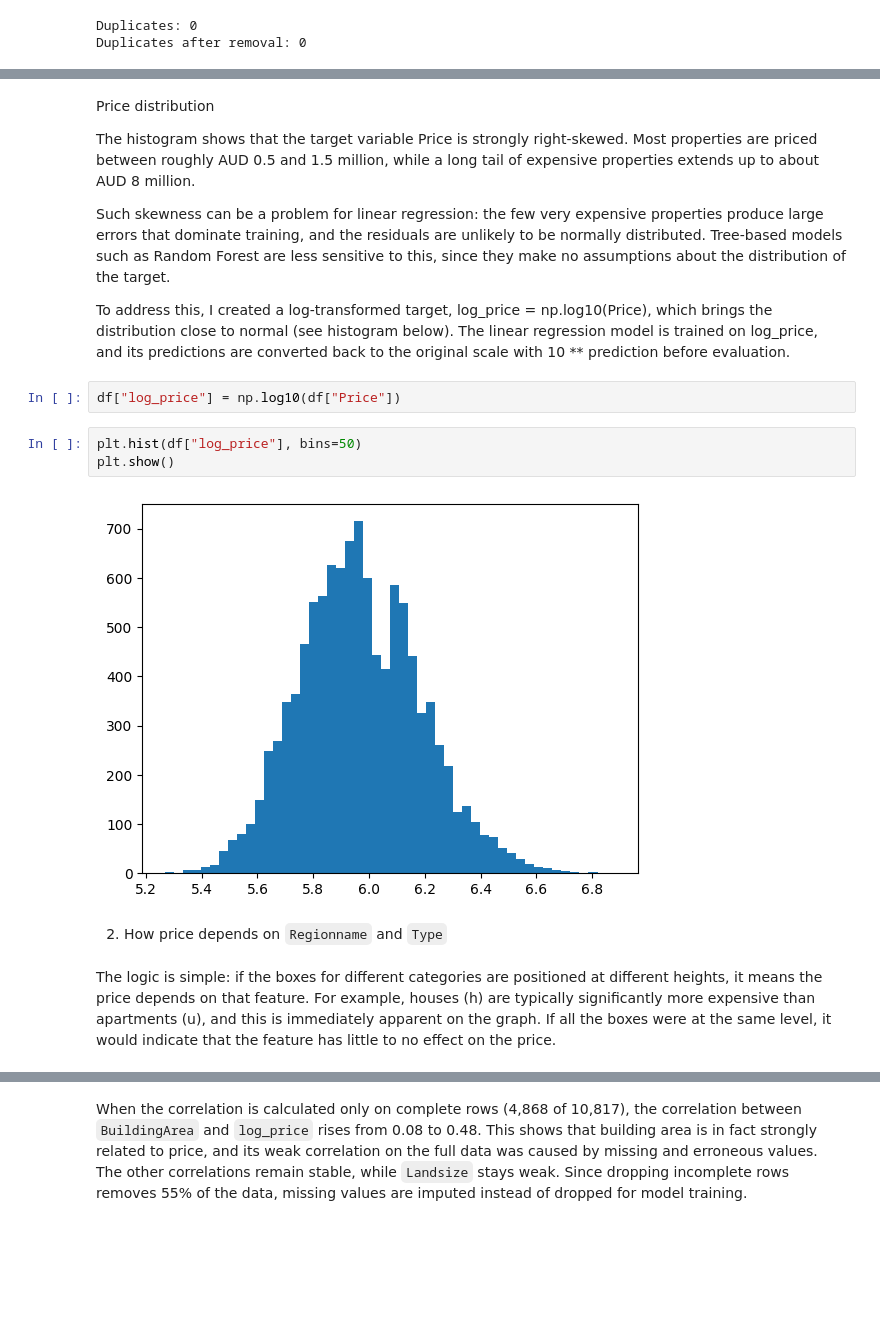
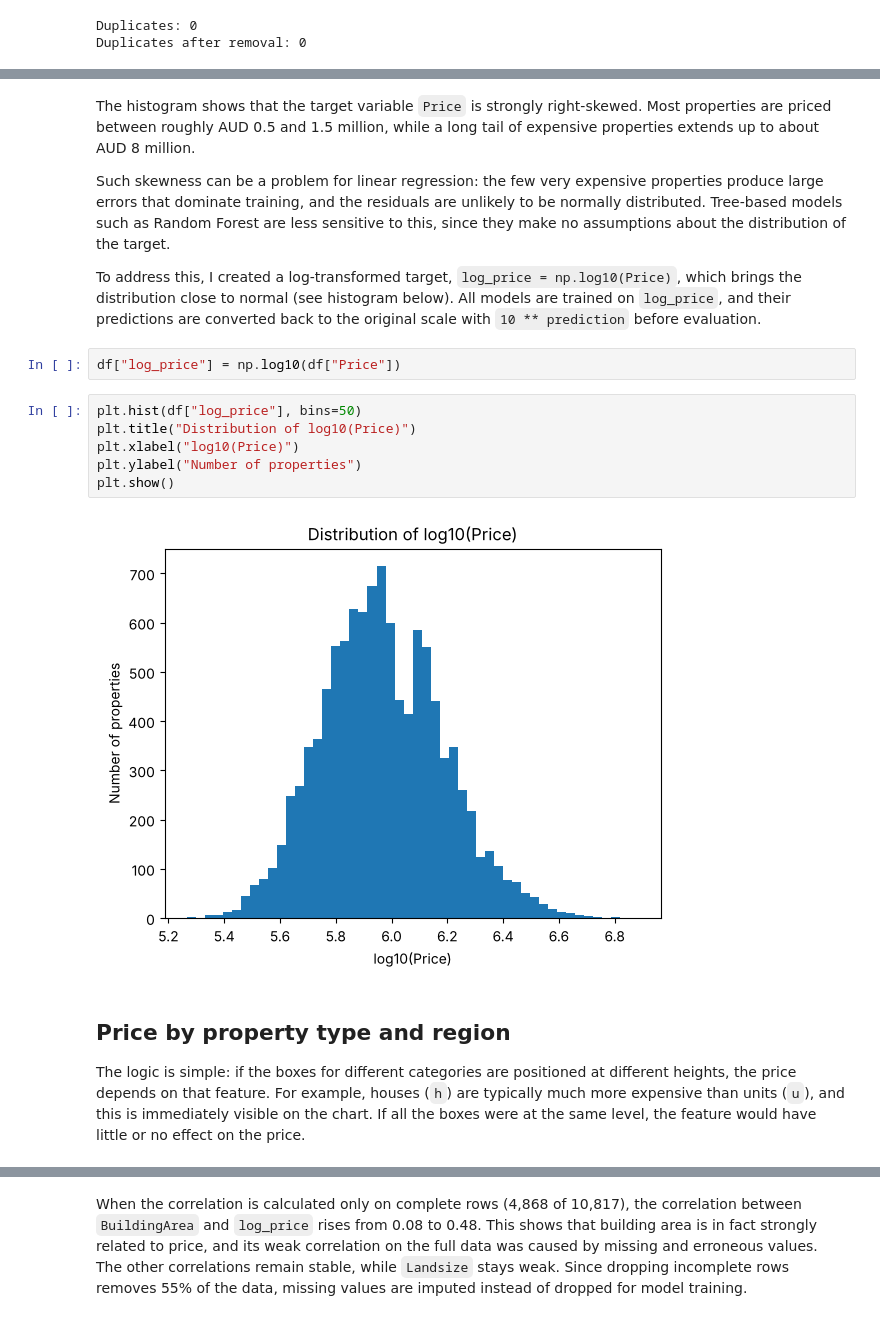
Before and after one commit to Alister44/melbourne-housing-price-prediction, a Jupyter notebook: notebooks/housing_price_prediction.ipynb, the cells around one changed output, grey strips where cells are left out. Cells and saved outputs as stored; diff of their text form; blank space fills up the shorter version.

```diff
--- a/notebooks/housing_price_prediction.ipynb
+++ b/notebooks/housing_price_prediction.ipynb
@@ -339,19 +352,19 @@ plt.show()
 # %% [markdown]
-Price distribution
-
-The histogram shows that the target variable Price is strongly right-skewed. Most properties are priced between roughly AUD 0.5 and 1.5 million, while a long tail of expensive properties extends up to about AUD 8 million.
+The histogram shows that the target variable `Price` is strongly right-skewed. Most properties are priced between roughly AUD 0.5 and 1.5 million, while a long tail of expensive properties extends up to about AUD 8 million.
 
 Such skewness can be a problem for linear regression: the few very expensive properties produce large errors that dominate training, and the residuals are unlikely to be normally distributed. Tree-based models such as Random Forest are less sensitive to this, since they make no assumptions about the distribution of the target.
 
-To address this, I created a log-transformed target, log_price = np.log10(Price), which brings the distribution close to normal (see histogram below). The linear regression model is trained on log_price, and its predictions are converted back to the original scale with 10 ** prediction before evaluation.
+To address this, I created a log-transformed target, `log_price = np.log10(Price)`, which brings the distribution close to normal (see histogram below). All models are trained on `log_price`, and their predictions are converted back to the original scale with `10 ** prediction` before evaluation.
 # %%
 df["log_price"] = np.log10(df["Price"])
 # %%
 plt.hist(df["log_price"], bins=50)
+plt.title("Distribution of log10(Price)")
+plt.xlabel("log10(Price)")
+plt.ylabel("Number of properties")
 plt.show()
 # %% [output]
-[figure, old version]
+[figure, new version]
-# %% [markdown]
-2. How price depends on `Regionname` and `Type`
 # %% [markdown]
-The logic is simple: if the boxes for different categories are positioned at different heights, it means the price depends on that feature. For example, houses (h) are typically significantly more expensive than apartments (u), and this is immediately apparent on the graph. If all the boxes were at the same level, it would indicate that the feature has little to no effect on the price.
+## Price by property type and region
+The logic is simple: if the boxes for different categories are positioned at different heights, the price depends on that feature. For example, houses (`h`) are typically much more expensive than units (`u`), and this is immediately visible on the chart. If all the boxes were at the same level, the feature would have little or no effect on the price.
```
Also changed, not shown: parts of 82 cells of this notebook.
